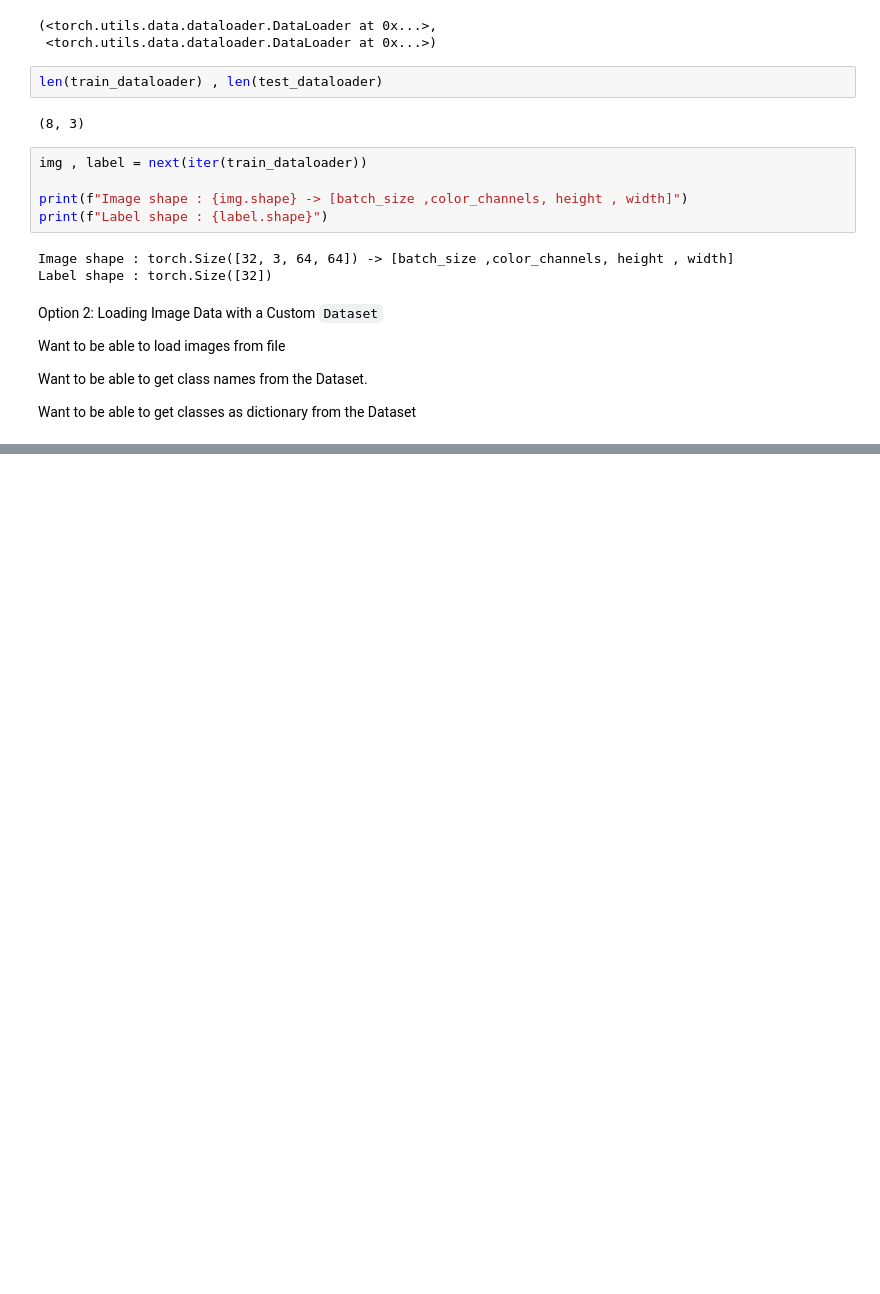
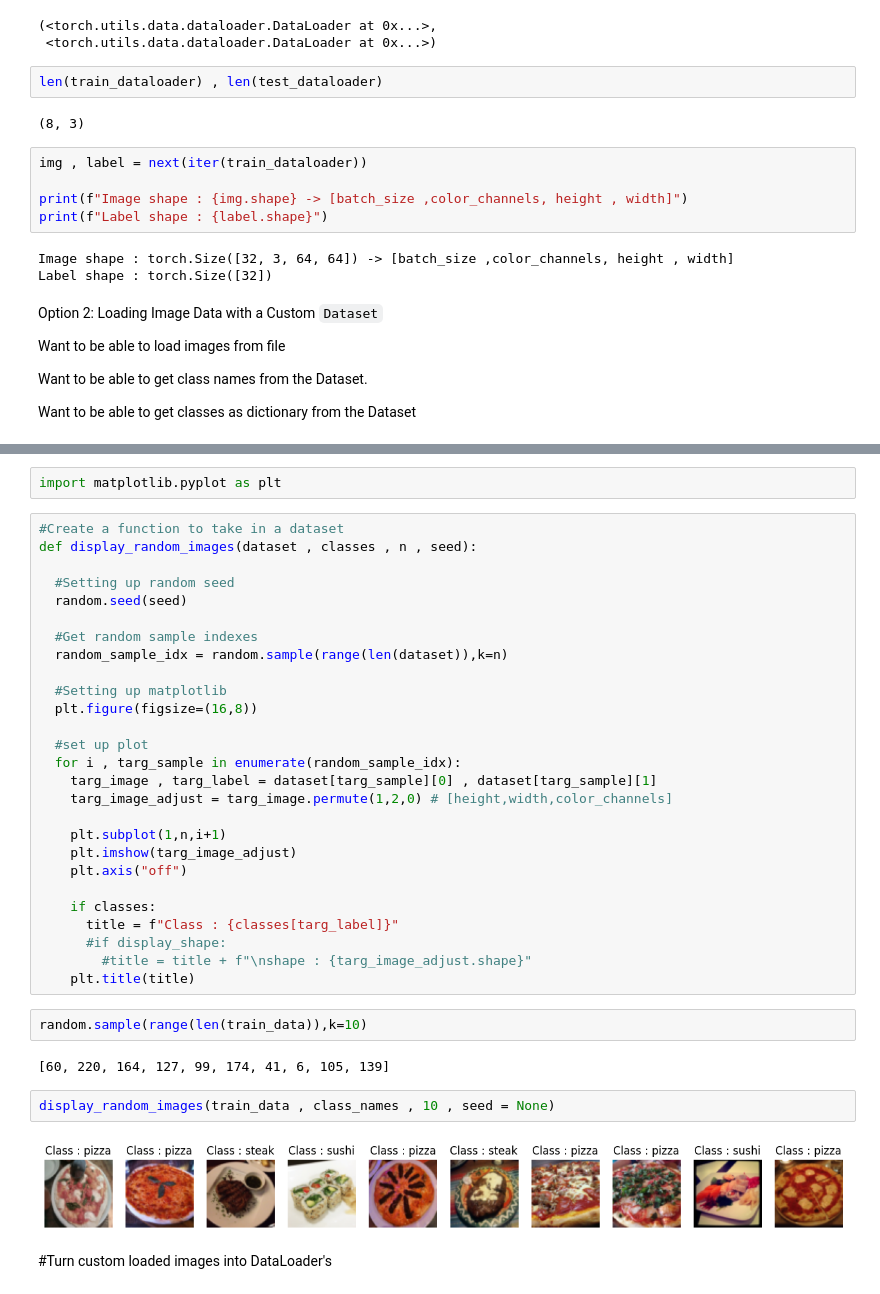
Before and after one commit to Pdinesh-k/Computer-Vision, a Jupyter notebook: Custom Dataset/Custom_Datasets.ipynb, the cells around one changed output, grey strips where cells are left out. Saved outputs shown, nothing was run; the diff lists cells and outputs as text; blank space fills up the shorter version.

Commit message:
Created CustomDataset

```diff
--- a/Custom Dataset/Custom_Datasets.ipynb
+++ b/Custom Dataset/Custom_Datasets.ipynb
@@ -329,0 +447,39 @@ Want to be able to get classes as dictionary from the Dataset
+# %%
+import matplotlib.pyplot as plt
+# %%
+#Create a function to take in a dataset
+def display_random_images(dataset , classes , n , seed):
+
+  #Setting up random seed
+  random.seed(seed)
+
+  #Get random sample indexes
+  random_sample_idx = random.sample(range(len(dataset)),k=n)
+
+  #Setting up matplotlib
+  plt.figure(figsize=(16,8))
+
+  #set up plot
+  for i , targ_sample in enumerate(random_sample_idx):
+    targ_image , targ_label = dataset[targ_sample][0] , dataset[targ_sample][1]
+    targ_image_adjust = targ_image.permute(1,2,0) # [height,width,color_channels]
+
+    plt.subplot(1,n,i+1)
+    plt.imshow(targ_image_adjust)
+    plt.axis("off")
+
+    if classes:
+      title = f"Class : {classes[targ_label]}"
+      #if display_shape:
+        #title = title + f"\nshape : {targ_image_adjust.shape}"
+    plt.title(title)
+# %%
+random.sample(range(len(train_data)),k=10)
+# %% [output]
+[60, 220, 164, 127, 99, 174, 41, 6, 105, 139]
+# %%
+display_random_images(train_data , class_names , 10 , seed = None)
+# %% [output]
+[figure, added]
+# %% [markdown]
+#Turn custom loaded images into DataLoader's
```
Also changed, not shown: parts of 29 cells of this notebook.
